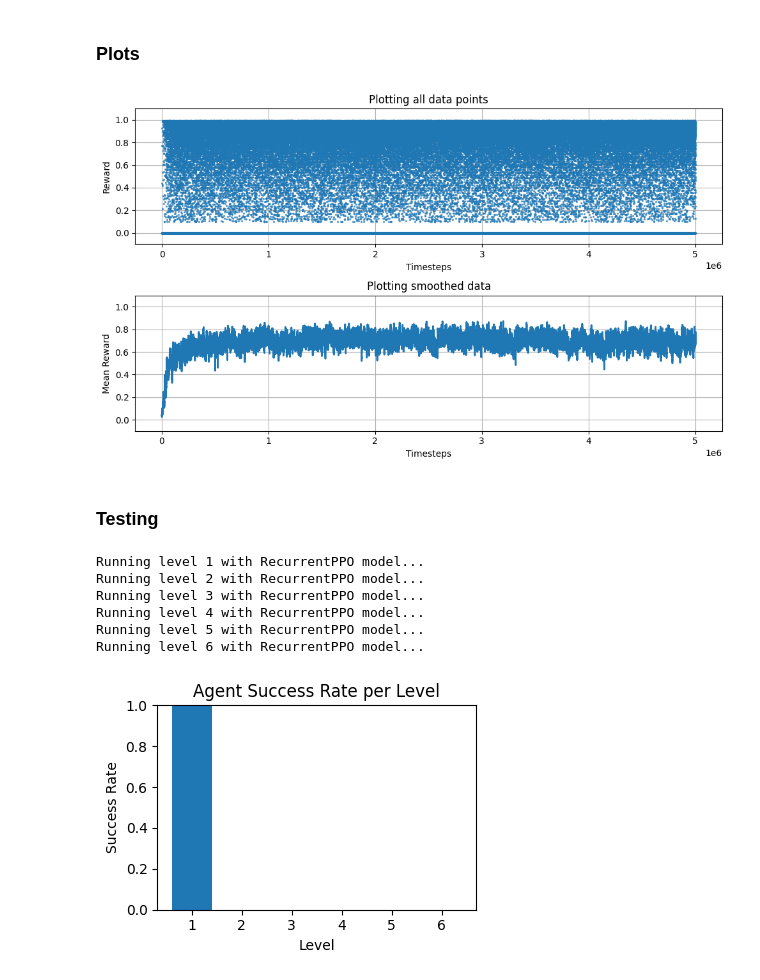
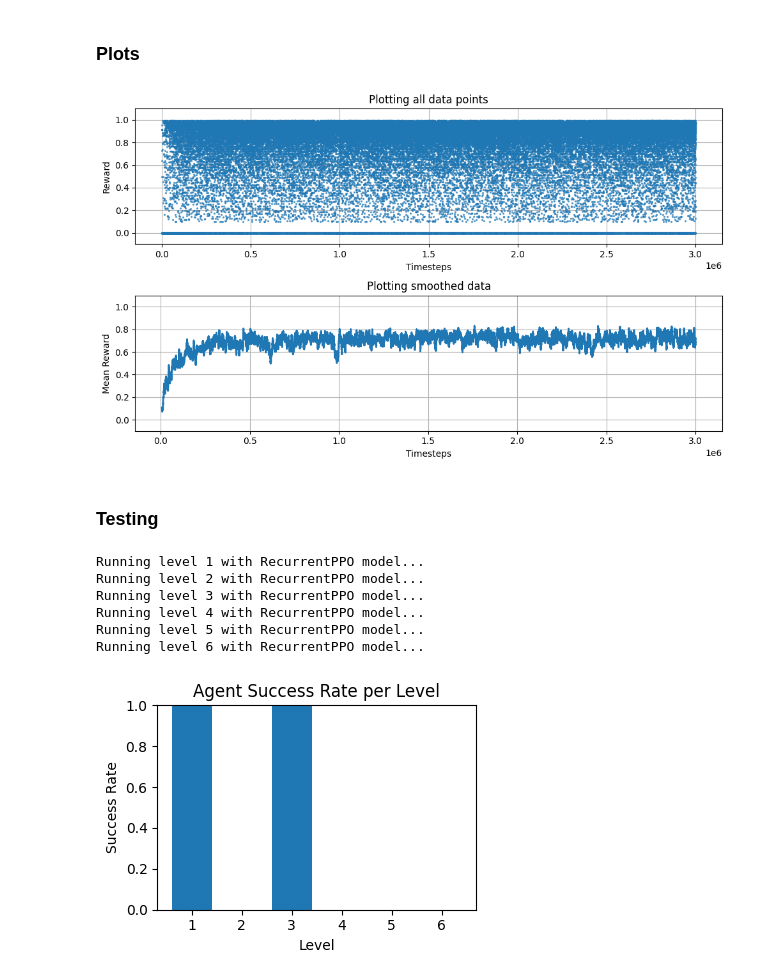
Before and after one commit to Ludwilton/RL-Gaming, a Jupyter notebook: src/rl_gaming/presentation.ipynb, the cells around one changed output. Saved outputs shown, nothing was run; the diff lists cells and outputs as text; code cells hidden in the pictures.

```diff
--- a/src/rl_gaming/presentation.ipynb
+++ b/src/rl_gaming/presentation.ipynb
@@ -29,7 +29,8 @@ from sb3_contrib import RecurrentPPO
 from stable_baselines3 import PPO
 
 PPO_MODEL_PATH = next(Path("../../data/ppo/").glob("*.zip"), None)
-RECURRENT_PPO_MODEL_PATH = next(Path("../../data/rppo/").glob("*.zip"), None)
+# RECURRENT_PPO_MODEL_PATH = next(Path("../../data/rppo/").glob("*.zip"), None)
+RECURRENT_PPO_MODEL_PATH_2 = next(Path("../../data/rppo_2/").glob("*.zip"), None)
 # %% [markdown]
 ---
 # %% [markdown]
@@ -134,22 +135,22 @@ model.learn(total_timesteps=n_timesteps, callback=callback, progress_bar=True)
 # %% [markdown]
 ### Plots
 # %%
-plot_training_results(log_dir=RECURRENT_PPO_MODEL_PATH.parent)
+plot_training_results(log_dir=RECURRENT_PPO_MODEL_PATH_2.parent, window_size=100)
 # %% [output]
-[figure, old version]
+[figure, new version]
 # %% [markdown]
 ### Testing
 # %%
 # Evaluate all levels with RecurrentPPO
-model_actions_results = evaluate_levels_with_recurrent_ppo(RECURRENT_PPO_MODEL_PATH)
+model_actions_results = evaluate_levels_with_recurrent_ppo(RECURRENT_PPO_MODEL_PATH_2)
 bar_plot_levels_success_rate(model_actions_results)
 # %% [output]
 Running level 1 with RecurrentPPO model...
 Running level 2 with RecurrentPPO model...
 Running level 3 with RecurrentPPO model...
 Running level 4 with RecurrentPPO model...
 Running level 5 with RecurrentPPO model...
 Running level 6 with RecurrentPPO model...
-[figure, old version]
+[figure, new version]
 # %%
 # Run procedural level with RecurrentPPO
```
Also changed, not shown: parts of 5 cells of this notebook, 3 other files.
